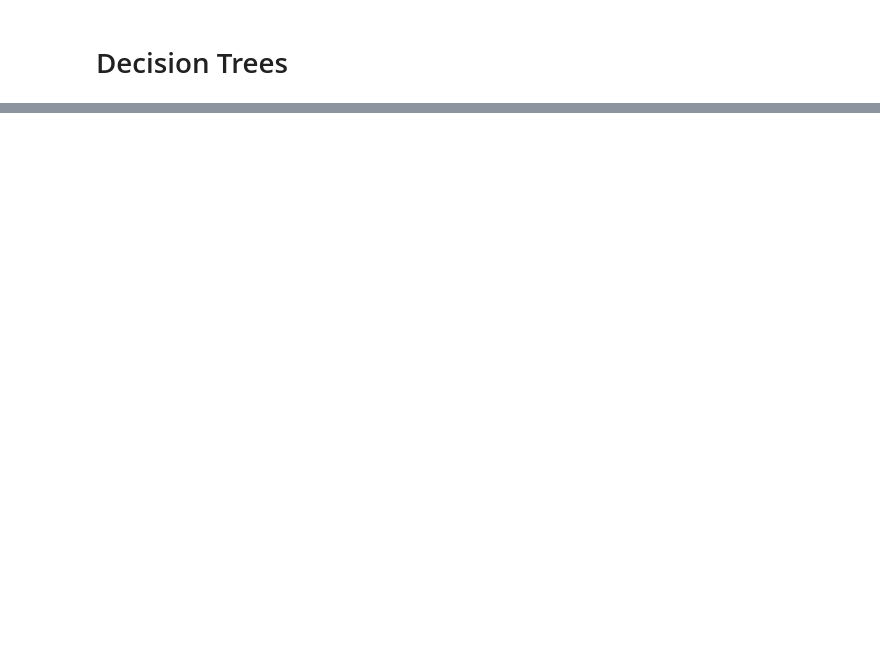
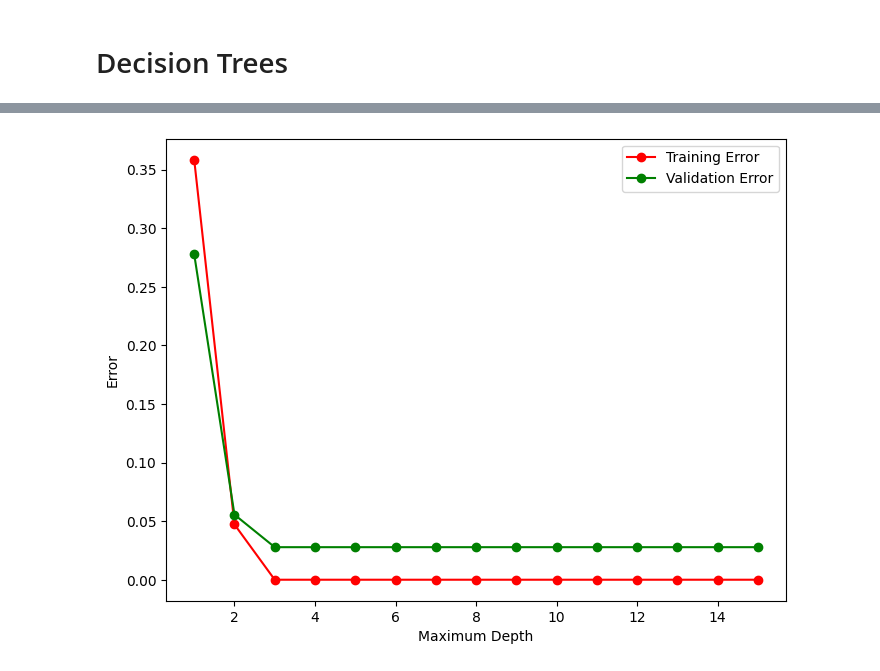
Before and after one commit to nreualuhs/178-Group-Project, a Jupyter notebook: DecisionTree.ipynb, the cells around one changed output, grey strips where cells are left out. Cells and saved outputs as stored; diff of their text form; code cells hidden in the pictures; blank space fills up the shorter version.

```diff
--- a/DecisionTree.ipynb
+++ b/DecisionTree.ipynb
@@ -37,22 +59,24 @@ print(f"Root split threshold: {model.tree_.threshold[0]}")
 # %%
 _, axes = plt.subplots(1, figsize=(8, 6))
 
 max_depth = np.arange(1, 16, 1)
 err_tr = np.zeros_like(max_depth, dtype=float)
-err_te = np.zeros_like(max_depth, dtype=float)
+err_val = np.zeros_like(max_depth, dtype=float)
 
 for i, depth in enumerate(max_depth):
     model = DecisionTreeClassifier(max_depth=depth, random_state=seed)
 
     model.fit(X_tr, y_tr)
-    err_tr[i] = accuracy_score(y_tr, model.predict(X_tr))
-    err_te[i] = accuracy_score(y_te, model.predict(X_te))
+    err_tr[i] = 1 - accuracy_score(y_tr, model.predict(X_tr))
+    err_val[i] = 1 - accuracy_score(y_val, model.predict(X_val))
 
-axes.plot(max_depth, err_tr, marker='o', c='red', label="Training Accuracy")
-axes.plot(max_depth, err_te, marker='o', c='green', label="Testing Accuracy")
+axes.plot(max_depth, err_tr, marker='o', c='red', label="Training Error")
+axes.plot(max_depth, err_val, marker='o', c='green', label="Validation Error")
 axes.set_xlabel("Maximum Depth")
-axes.set_ylabel("Accuracy")
+axes.set_ylabel("Error")
 axes.legend();
+# %% [output]
+[figure, added]
 # %%
 _, axes = plt.subplots(1, figsize=(8, 6))
 
```
Also changed, not shown: parts of 6 cells of this notebook, 1 other file.
